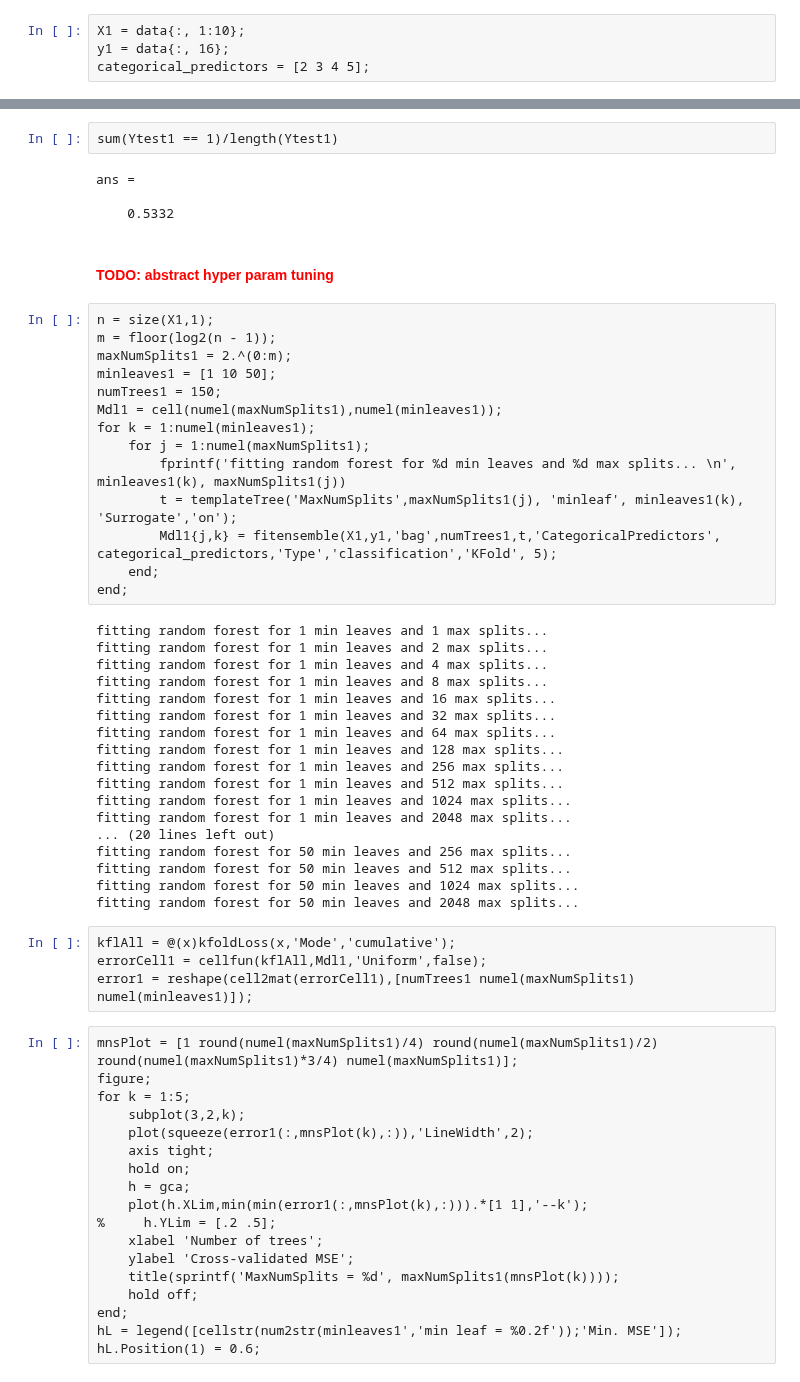
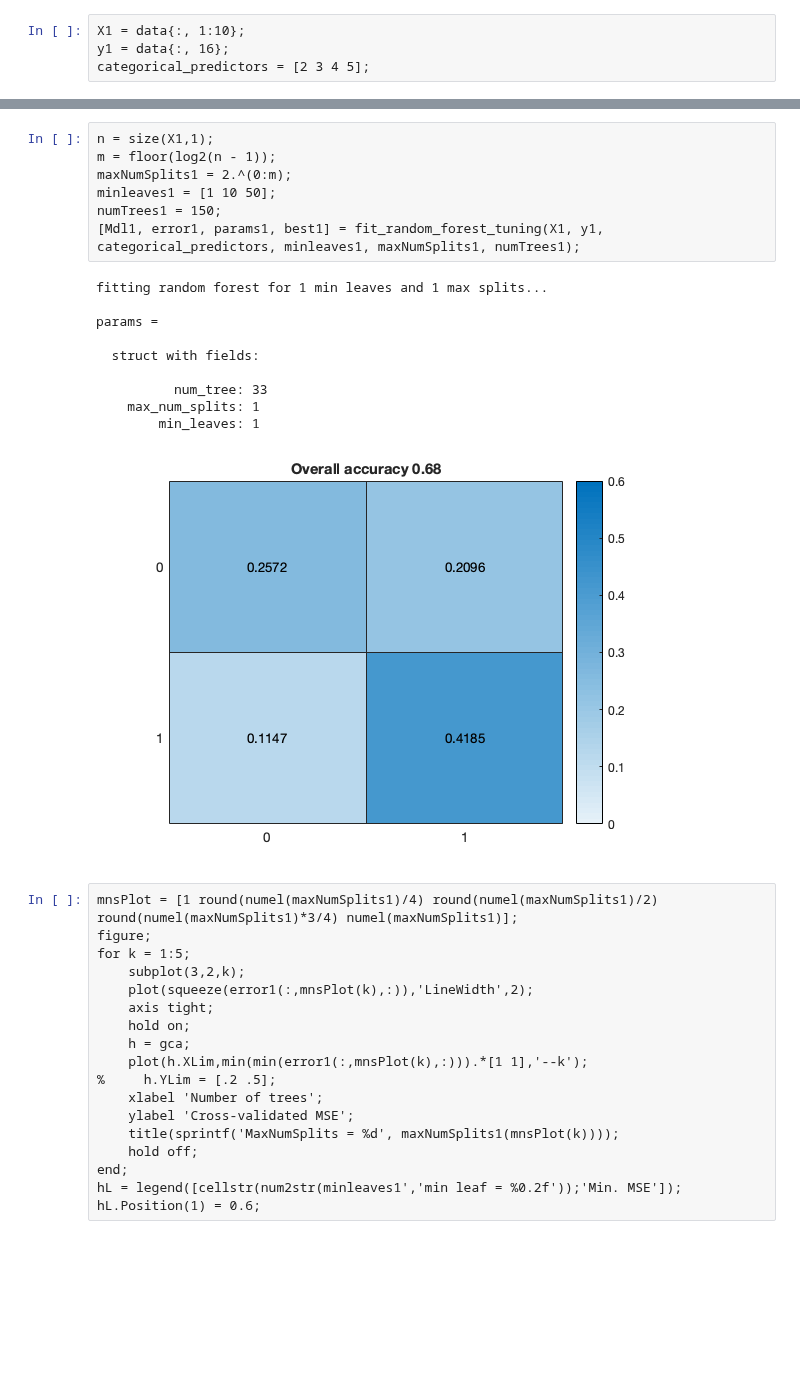
Before and after one commit to ubcspin/EEGTouch, a Jupyter notebook: matlab/classification/event_fsr_to_feeltrace.ipynb, the cells around one changed output, grey strips where cells are left out. Cells and saved outputs as stored; diff of their text form; blank space fills up the shorter version.

Commit message:
update doc, add time series classification

```diff
--- a/matlab/classification/event_fsr_to_feeltrace.ipynb
+++ b/matlab/classification/event_fsr_to_feeltrace.ipynb
@@ -159,47 +204,21 @@ ylabel('Resubstitution Loss');
-# %%
-sum(Ytest1 == 1)/length(Ytest1)
-# %% [output]
-ans =
-
-    0.5332
-# %% [markdown]
-#### <span style="color:red;">TODO: abstract hyper param tuning</span>
-# %%
-n = size(X1,1);
-m = floor(log2(n - 1));
-maxNumSplits1 = 2.^(0:m);
-minleaves1 = [1 10 50];
-numTrees1 = 150;
-Mdl1 = cell(numel(maxNumSplits1),numel(minleaves1));
-for k = 1:numel(minleaves1);
-    for j = 1:numel(maxNumSplits1);
-        fprintf('fitting random forest for %d min leaves and %d max splits... \n', minleaves1(k), maxNumSplits1(j))
-        t = templateTree('MaxNumSplits',maxNumSplits1(j), 'minleaf', minleaves1(k), 'Surrogate','on');
-        Mdl1{j,k} = fitensemble(X1,y1,'bag',numTrees1,t,'CategoricalPredictors', categorical_predictors,'Type','classification','KFold', 5);
-    end;
-end;
-# %% [output]
-fitting random forest for 1 min leaves and 1 max splits...
-fitting random forest for 1 min leaves and 2 max splits...
-fitting random forest for 1 min leaves and 4 max splits...
-fitting random forest for 1 min leaves and 8 max splits...
-fitting random forest for 1 min leaves and 16 max splits...
-fitting random forest for 1 min leaves and 32 max splits...
-fitting random forest for 1 min leaves and 64 max splits...
-fitting random forest for 1 min leaves and 128 max splits...
-fitting random forest for 1 min leaves and 256 max splits...
-fitting random forest for 1 min leaves and 512 max splits...
-fitting random forest for 1 min leaves and 1024 max splits...
-fitting random forest for 1 min leaves and 2048 max splits...
-... (20 lines left out)
-fitting random forest for 50 min leaves and 256 max splits...
-fitting random forest for 50 min leaves and 512 max splits...
-fitting random forest for 50 min leaves and 1024 max splits...
-fitting random forest for 50 min leaves and 2048 max splits...
-# %%
-kflAll = @(x)kfoldLoss(x,'Mode','cumulative');
-errorCell1 = cellfun(kflAll,Mdl1,'Uniform',false);
-error1 = reshape(cell2mat(errorCell1),[numTrees1 numel(maxNumSplits1) numel(minleaves1)]);
+# %%
+n = size(X1,1);
+m = floor(log2(n - 1));
+maxNumSplits1 = 2.^(0:m);
+minleaves1 = [1 10 50];
+numTrees1 = 150;
+[Mdl1, error1, params1, best1] = fit_random_forest_tuning(X1, y1, categorical_predictors, minleaves1, maxNumSplits1, numTrees1);
+# %% [output]
+fitting random forest for 1 min leaves and 1 max splits...
+
+params =
+
+  struct with fields:
+
+          num_tree: 33
+    max_num_splits: 1
+        min_leaves: 1
+[figure, added]
 # %%
 mnsPlot = [1 round(numel(maxNumSplits1)/4) round(numel(maxNumSplits1)/2) round(numel(maxNumSplits1)*3/4) numel(maxNumSplits1)];
 figure;
```
Also changed, not shown: parts of 61 cells of this notebook, 7 other files.
